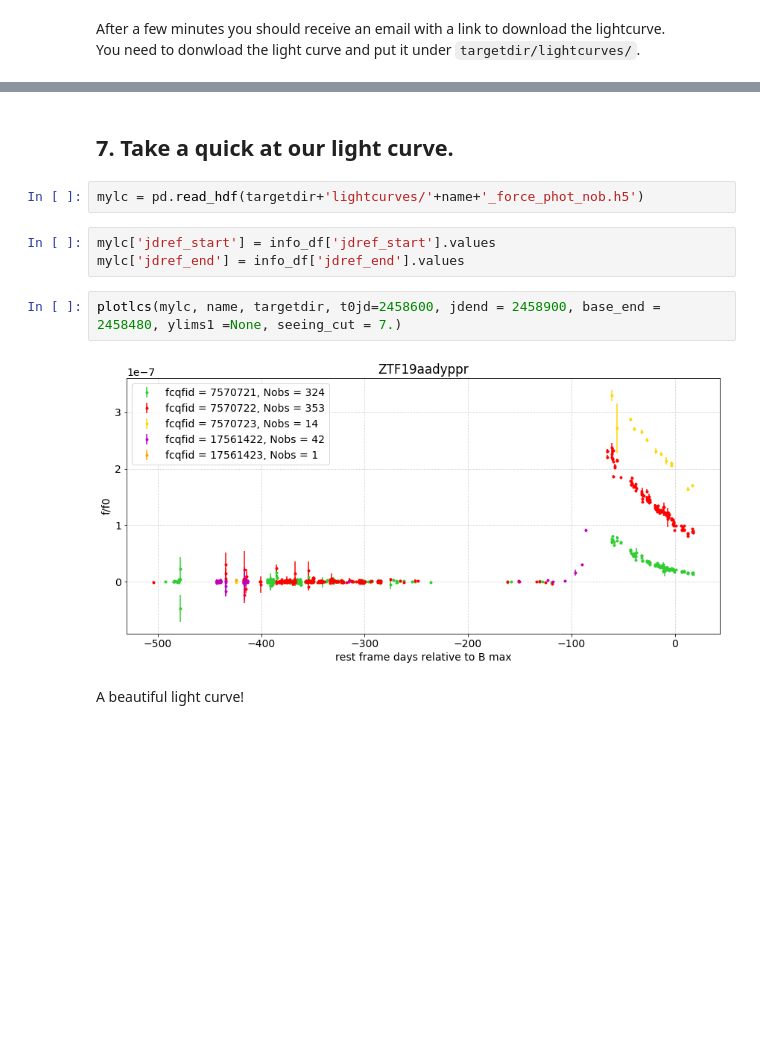
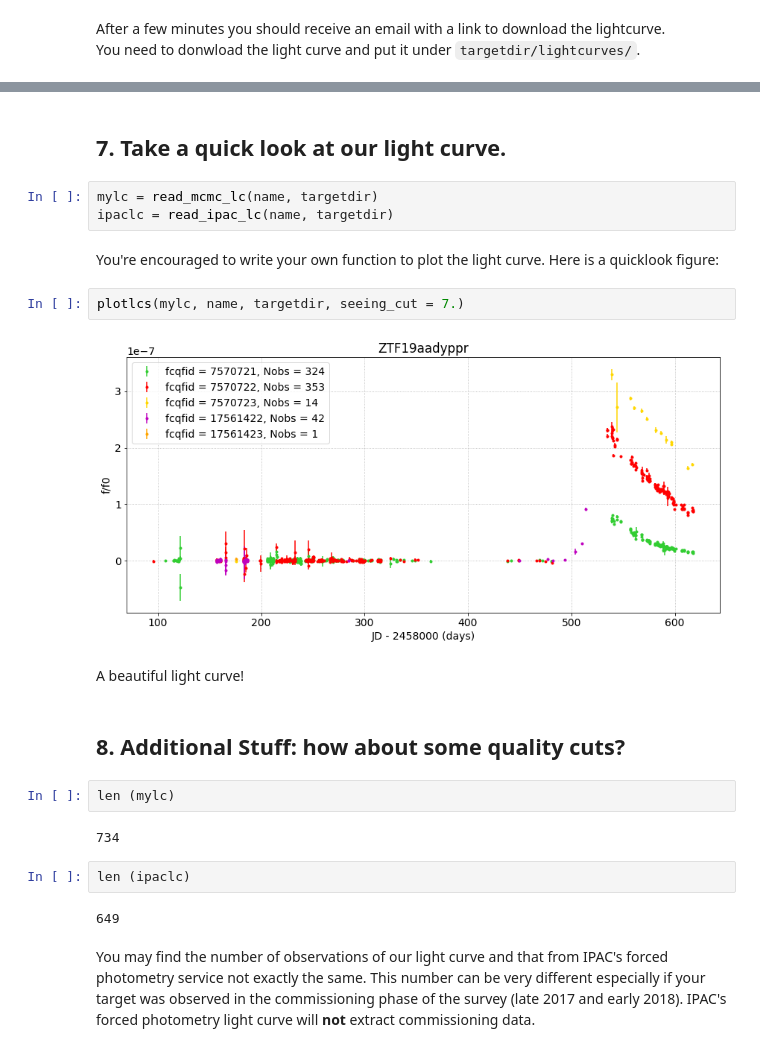
Before and after one commit to yaoyuhan/ForcePhotZTF, a Jupyter notebook: demo.ipynb, the cells around one changed output, grey strips where cells are left out. Saved outputs shown, nothing was run; the diff lists cells and outputs as text; blank space fills up the shorter version.

Commit message:
enable quality cuts based on IPAC data product

```diff
--- a/demo.ipynb
+++ b/demo.ipynb
@@ -216,13 +240,25 @@ You need to donwload the light curve and put it under `targetdir/lightcurves/`.
 # %% [markdown]
-## 7. Take a quick at our light curve.
+## 7. Take a quick look at our light curve.
-# %%
-mylc = pd.read_hdf(targetdir+'lightcurves/'+name+'_force_phot_nob.h5')
-# %%
-mylc['jdref_start'] = info_df['jdref_start'].values
-mylc['jdref_end'] = info_df['jdref_end'].values
+# %%
+mylc = read_mcmc_lc(name, targetdir)
+ipaclc = read_ipac_lc(name, targetdir)
+# %% [markdown]
+You're encouraged to write your own function to plot the light curve. Here is a quicklook figure:
 # %%
-plotlcs(mylc, name, targetdir, t0jd=2458600, jdend = 2458900, base_end = 2458480, ylims1 =None, seeing_cut = 7.)
+plotlcs(mylc, name, targetdir, seeing_cut = 7.)
 # %% [output]
-[figure, old version]
+[figure, new version]
 # %% [markdown]
 A beautiful light curve!
+# %% [markdown]
+## 8. Additional Stuff: how about some quality cuts?
+# %%
+len (mylc)
+# %% [output]
+734
+# %%
+len (ipaclc)
+# %% [output]
+649
+# %% [markdown]
+You may find the number of observations of our light curve and that from IPAC's forced photometry service not exactly the same. This number can be very different especially if your target was observed in the commissioning phase of the survey (late 2017 and early 2018). IPAC's forced photometry light curve will __not__ extract commissioning data.
```
Also changed, not shown: parts of 19 cells of this notebook, 1 other file.
